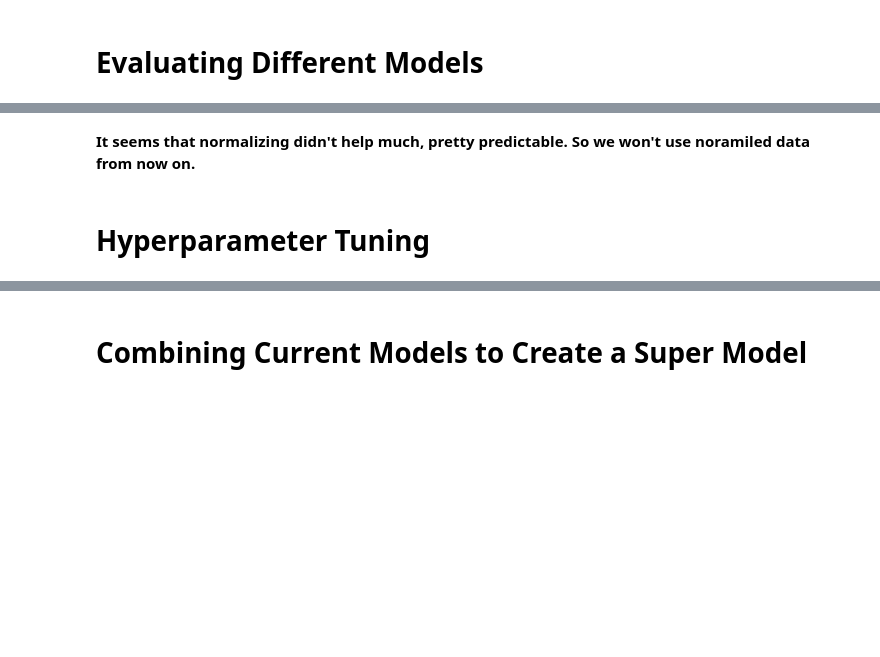
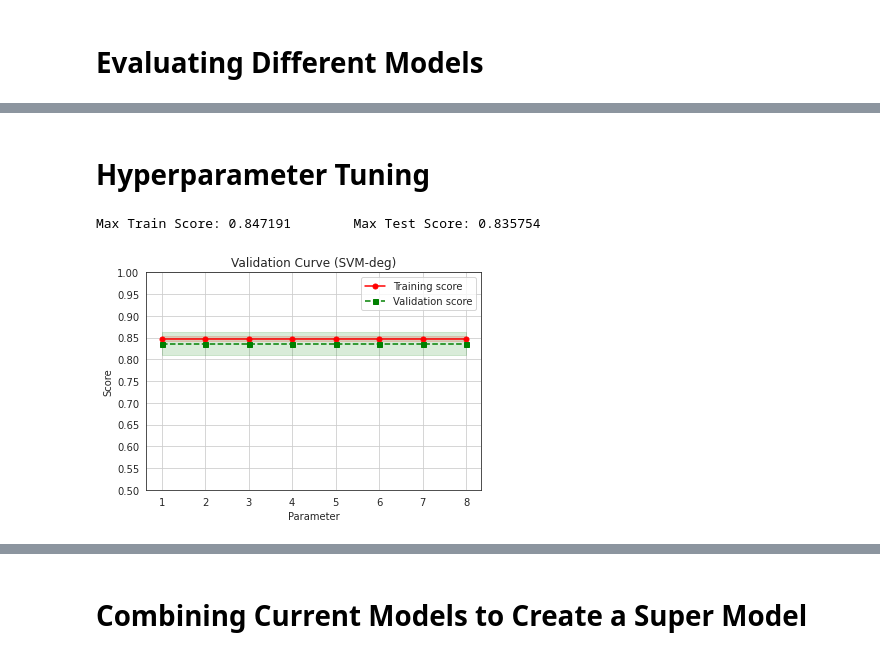
Before and after one commit to Hormozzan/TitanicPassengersSurvivalPrediction, a Jupyter notebook: titanic-passengers-survival-prediction.ipynb, the cells around one changed output, grey strips where cells are left out. Saved outputs shown, nothing was run; the diff lists cells and outputs as text; code cells hidden in the pictures; blank space fills up the shorter version.

```diff
--- a/titanic-passengers-survival-prediction.ipynb
+++ b/titanic-passengers-survival-prediction.ipynb
@@ -603,5 +598,3 @@ plt.xticks(rotation=90)
-# %% [markdown]
-**It seems that normalizing didn't help much, pretty predictable. So we won't use noramiled data from now on.**
 # %% [markdown]
 # Hyperparameter Tuning
 # %%
@@ -616,3 +609,25 @@ plt.xticks(rotation=90)
 #                         n_iter=35, scoring='accuracy', cv=cv_split, verbose=4, random_state=0, n_jobs=-1)
 # opt_svc.fit(X, y)
 # print(f'SVM Validation Score: {opt_svc.best_score_}')
+# %%
+def plot_validation_curve(estimator, title, X, y, param_name, param_range, n_jobs=-1, cv=None, xscale=None):
+    fig, axis = plt.subplots()
+    train_scores, test_scores = validation_curve(estimator=estimator, X=X, y=y, param_name=param_name, param_range=param_range, cv=cv, n_jobs=n_jobs)
+    train_mean = np.mean(train_scores, axis=1)
+    train_std = np.std(train_scores, axis=1)
+    test_mean = np.mean(test_scores, axis=1)
+    test_std = np.std(test_scores, axis=1)
+    plt.plot(param_range, train_mean, color='r', marker='o', markersize=5, label='Training score')
+    plt.fill_between(param_range, train_mean + train_std, train_mean - train_std, alpha=0.15, color='r')
+    plt.plot(param_range, test_mean, color='g', linestyle='--', marker='s', markersize=5, label='Validation score')
+    plt.fill_between(param_range, test_mean + test_std, test_mean - test_std, alpha=0.15, color='g')
+    plt.grid()
+    plt.title(title)
+    if xscale is not None:
+        plt.xscale(xscale)
+    plt.legend(loc='best')
+    plt.xlabel('Parameter')
+    plt.ylabel('Score')
+    axis.set_yticks(np.arange(0.5, 1.01, 0.05))
+    print('Max Train Score: {:2f} \t Max Test Score: {:2f}'.format(train_mean.max(), test_mean.max()))
+    plt.show()
@@ -618,0 +653,8 @@ plt.xticks(rotation=90)
+# %%
+plot_validation_curve(estimator=SVC(random_state=0), title='Validation Curve (SVM-deg)', X=X_scaled, y=y, param_name='degree', param_range=[i for i in range(1, 9)],
+                      cv=cv_split, xscale='linear')
+
+# So 'degree' value doesn't matter.
+# %% [output]
+Max Train Score: 0.847191        Max Test Score: 0.835754
+[figure, added]
```
Also changed, not shown: parts of 22 cells of this notebook.
